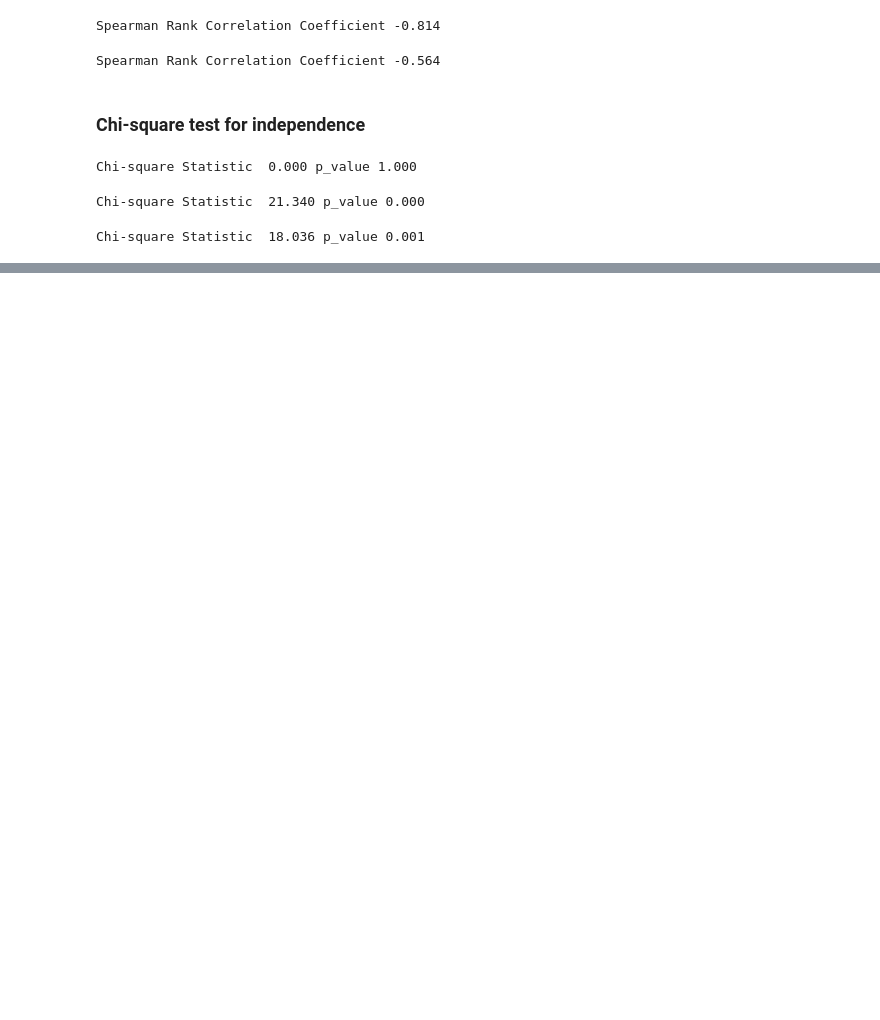
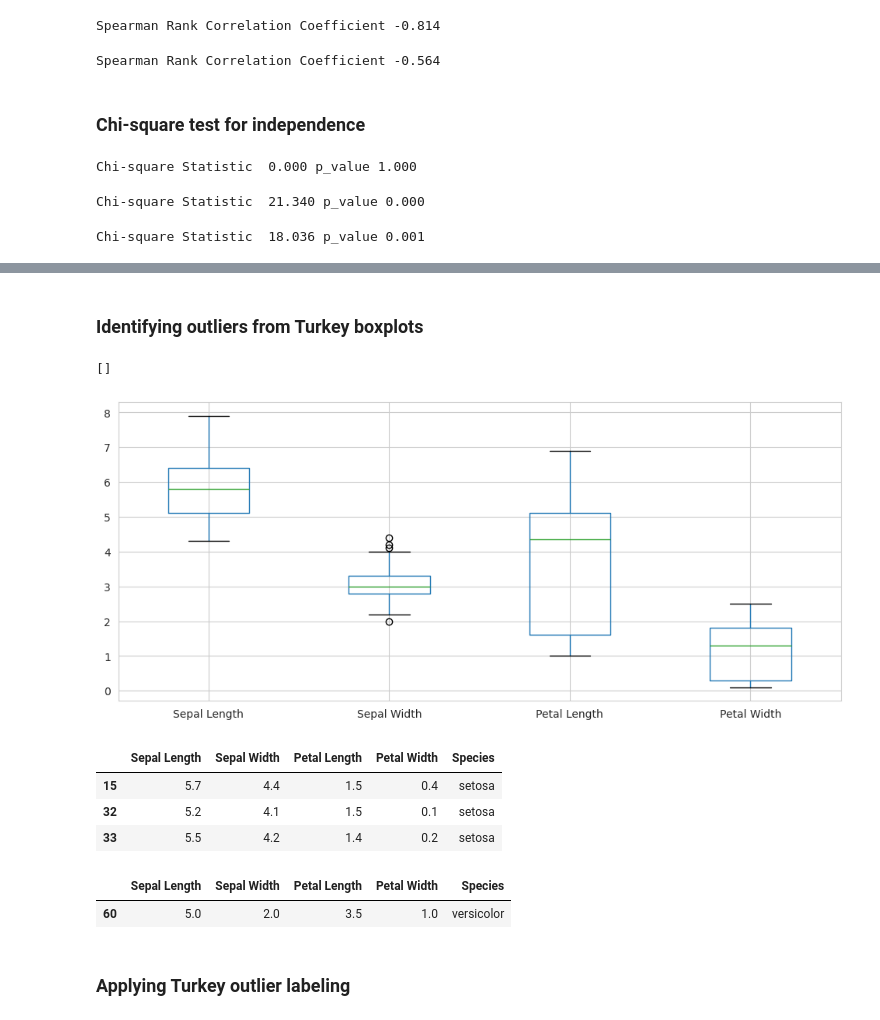
Before and after one commit to Mahdi90s/Python_repository, a Jupyter notebook: Python_Code/Python_Learning.ipynb, the cells around one changed output, grey strips where cells are left out. Cells and saved outputs as stored; diff of their text form; code cells hidden in the pictures; blank space fills up the shorter version.

```diff
--- a/Python_Code/Python_Learning.ipynb
+++ b/Python_Code/Python_Learning.ipynb
@@ -1580,0 +1581,12 @@ Chi-square Statistic  18.036 p_value 0.001
+# %%
+address = '/home/micheal/Documents/GitHub/python-for-data-science-and-machine-learning-essential-training-part-1-3006708/data/iris.data.csv'
+
+df = pd.read_csv(filepath_or_buffer=address, header=None, sep=',')
+
+df.columns = ['Sepal Length', 'Sepal Width', 'Petal Length', 'Petal Width', 'Species']
+
+x = df.iloc[:,0:4].values # only first 4 columns
+
+y = df.iloc[:,4].values # only select values in index postion 4
+
+df[:5]
@@ -1580,0 +1600,29 @@ Chi-square Statistic  18.036 p_value 0.001
+# %% [markdown]
+### Identifying outliers from Turkey boxplots
+# %%
+df.boxplot(return_type='dict')
+plt.plot()
+# %% [output]
+[]
+[figure, added]
+# %%
+# Isolate Sepal Width
+sepal_width = x[:,1]
+iris_outliers = (sepal_width>4)
+
+df[iris_outliers]
+# %% [output]
+|  | Sepal Length | Sepal Width | Petal Length | Petal Width | Species |
+| 15 | 5.7 | 4.4 | 1.5 | 0.4 | setosa |
+| 32 | 5.2 | 4.1 | 1.5 | 0.1 | setosa |
+| 33 | 5.5 | 4.2 | 1.4 | 0.2 | setosa |
+# %%
+sepal_width = x[:,1]
+iris_outliers = (sepal_width<2.05)
+
+df[iris_outliers]
+# %% [output]
+|  | Sepal Length | Sepal Width | Petal Length | Petal Width | Species |
+| 60 | 5.0 | 2.0 | 3.5 | 1.0 | versicolor |
+# %% [markdown]
+### Applying Turkey outlier labeling
```
Also changed, not shown: parts of 12 cells of this notebook.
